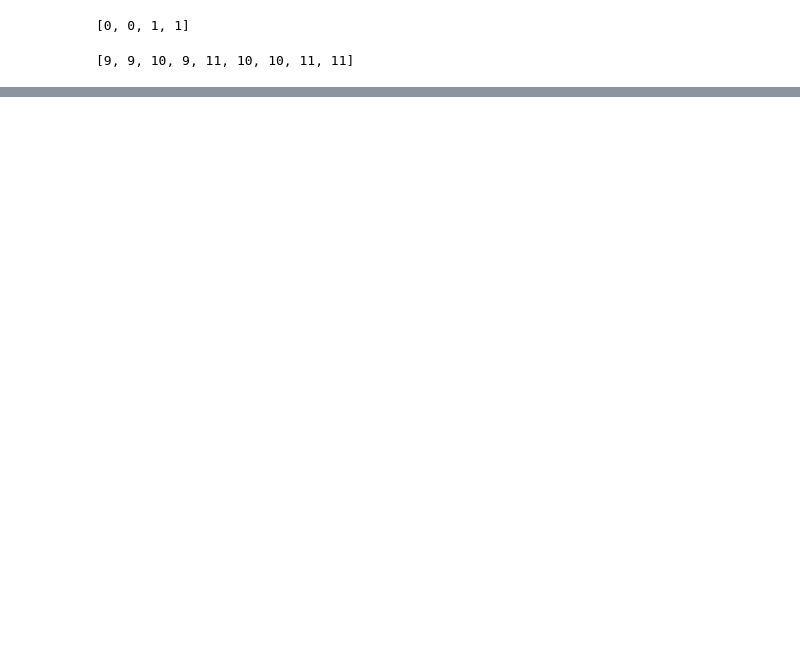
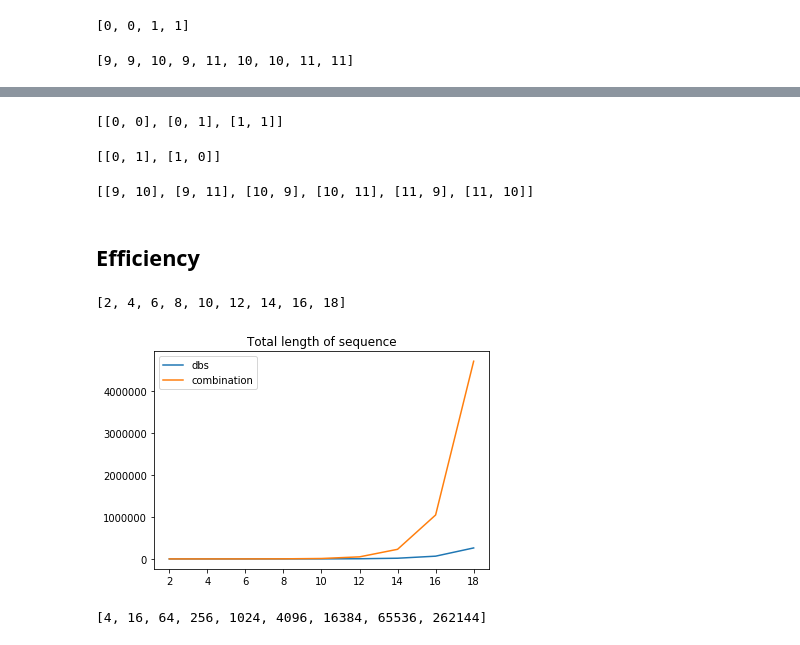
Before and after one commit to Wei1234c/de_Bruijn_sequence, a Jupyter notebook: notebooks/de Bruijn sequence generator.ipynb, the cells around one changed output, grey strips where cells are left out. Saved outputs shown, nothing was run; the diff lists cells and outputs as text; code cells hidden in the pictures; blank space fills up the shorter version.

Commit message:
add permutation and combination classes.

```diff
--- a/notebooks/de Bruijn sequence generator.ipynb
+++ b/notebooks/de Bruijn sequence generator.ipynb
@@ -76,0 +128,35 @@ dbs.numbers(n = 2, numbers= range(9, 12))
+# %%
+combination_with_replacement.numbers()
+# %% [output]
+[[0, 0], [0, 1], [1, 1]]
+# %%
+permutation.numbers()
+# %% [output]
+[[0, 1], [1, 0]]
+# %%
+permutation.numbers(n = 2, numbers= range(9, 12))
+# %% [output]
+[[9, 10], [9, 11], [10, 9], [10, 11], [11, 9], [11, 10]]
+# %% [markdown]
+## Efficiency
+# %%
+scales = 2**np.arange(1, 5)
+scales = range(2, 20, 2)
+list(scales)
+# %% [output]
+[2, 4, 6, 8, 10, 12, 14, 16, 18]
+# %%
+lengths_dbs = [dbs.total_length_of_sequence(dbs.binary(n)) for n in scales]
+lengths_combination =  [dbs.total_length_of_sequence(combination_with_replacement.binary(n)) for n in scales]
+
+plt.plot(scales, lengths_dbs, label = 'dbs');
+plt.plot(scales, lengths_combination, label = 'combination' );
+plt.title('Total length of sequence');
+plt.legend()
+plt.show()
+# %% [output]
+[figure, added]
+# %%
+lengths_dbs
+# %% [output]
+[4, 16, 64, 256, 1024, 4096, 16384, 65536, 262144]
```
Also changed, not shown: parts of 17 cells of this notebook, 2 other files.
